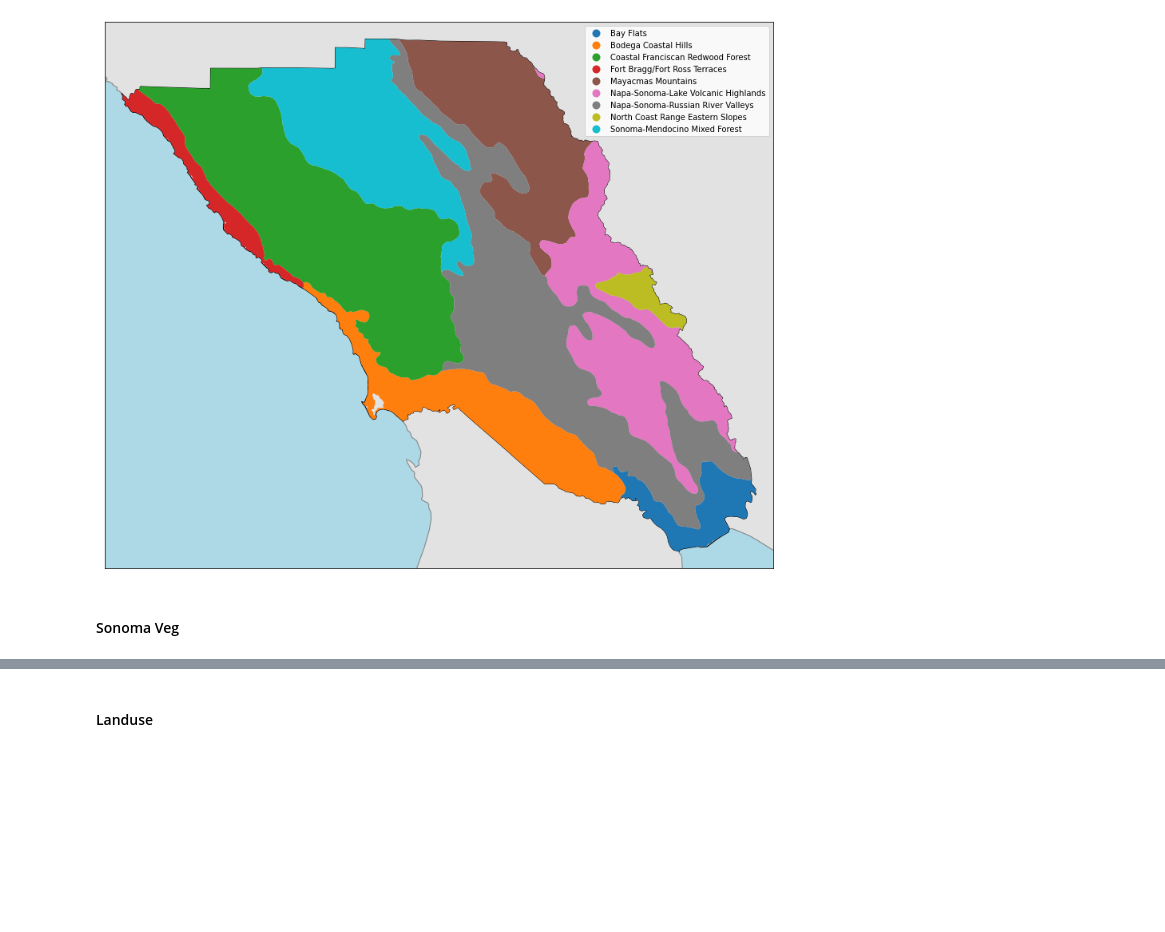
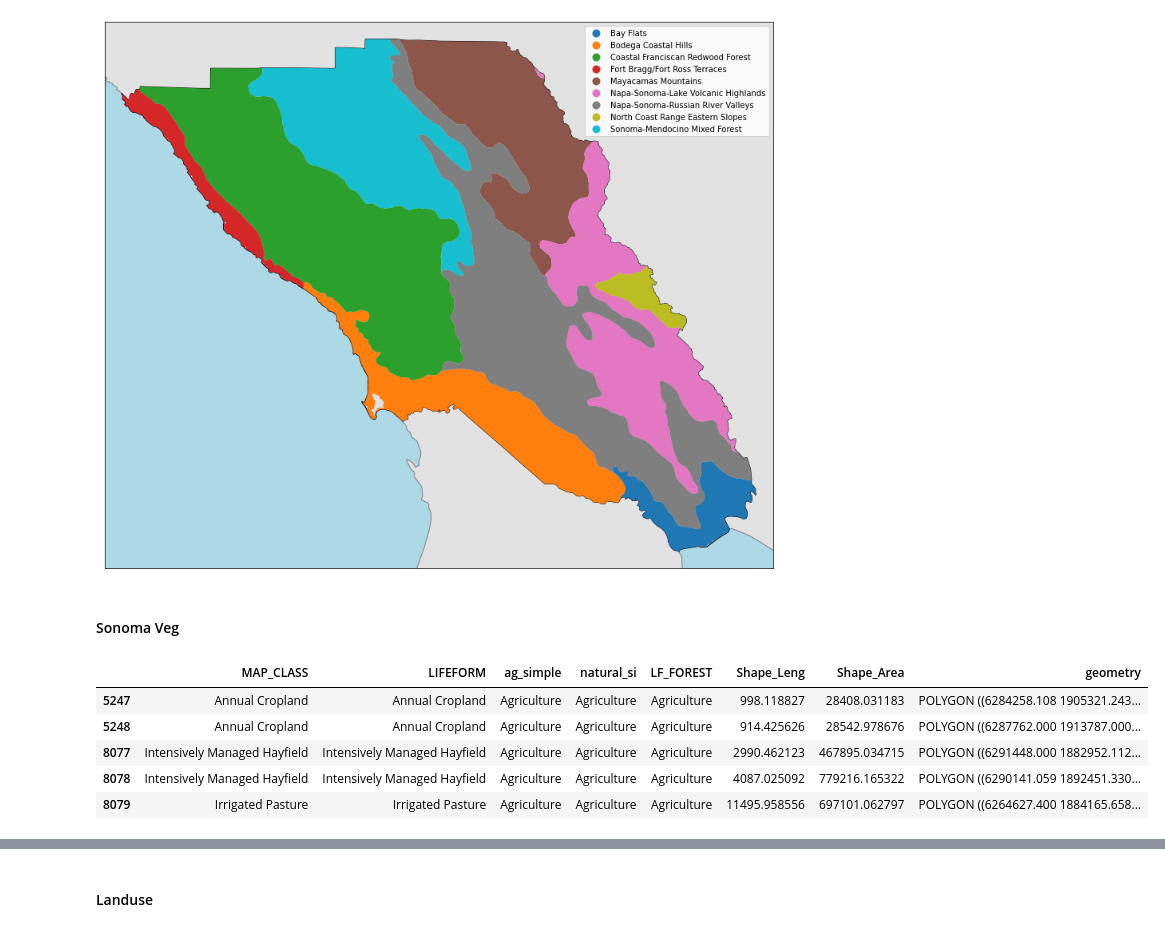
Before and after one commit to acmarley-erg/soco_resilience, a Jupyter notebook: py/zone_characteristic_viz.ipynb, the cells around one changed output, grey strips where cells are left out. Saved outputs shown, nothing was run; the diff lists cells and outputs as text; code cells hidden in the pictures; blank space fills up the shorter version.

```diff
--- a/py/zone_characteristic_viz.ipynb
+++ b/py/zone_characteristic_viz.ipynb
@@ -124,3 +128,13 @@ for eco in tqdm(ecoregion_list):
     fig, _ = map_ecoregion_char(ecoregions_simp, sonoma_veg_simp, eco, veg_cmap, "natural_si")
     snake_case_eco = eco.lower().replace(" ", "_").replace("/", "_").replace("-", "_")
     fig.savefig(f"../output/maps/{snake_case_eco}_veg.png", dpi=350)
+# %%
+sonoma_veg_ag = sonoma_veg_simp[sonoma_veg_simp["ag_simple"] == "Agriculture"]
+sonoma_veg_ag.head()
+# %% [output]
+|  | MAP_CLASS | LIFEFORM | ag_simple | natural_si | LF_FOREST | Shape_Leng | Shape_Area | geometry |
+| 5247 | Annual Cropland | Annual Cropland | Agriculture | Agriculture | Agriculture | 998.118827 | 28408.031183 | POLYGON ((6284258.108 1905321.243... |
+| 5248 | Annual Cropland | Annual Cropland | Agriculture | Agriculture | Agriculture | 914.425626 | 28542.978676 | POLYGON ((6287762.000 1913787.000... |
+| 8077 | Intensively Managed Hayfield | Intensively Managed Hayfield | Agriculture | Agriculture | Agriculture | 2990.462123 | 467895.034715 | POLYGON ((6291448.000 1882952.112... |
+| 8078 | Intensively Managed Hayfield | Intensively Managed Hayfield | Agriculture | Agriculture | Agriculture | 4087.025092 | 779216.165322 | POLYGON ((6290141.059 1892451.330... |
+| 8079 | Irrigated Pasture | Irrigated Pasture | Agriculture | Agriculture | Agriculture | 11495.958556 | 697101.062797 | POLYGON ((6264627.400 1884165.658... |
```
Also changed, not shown: parts of 9 cells of this notebook.
